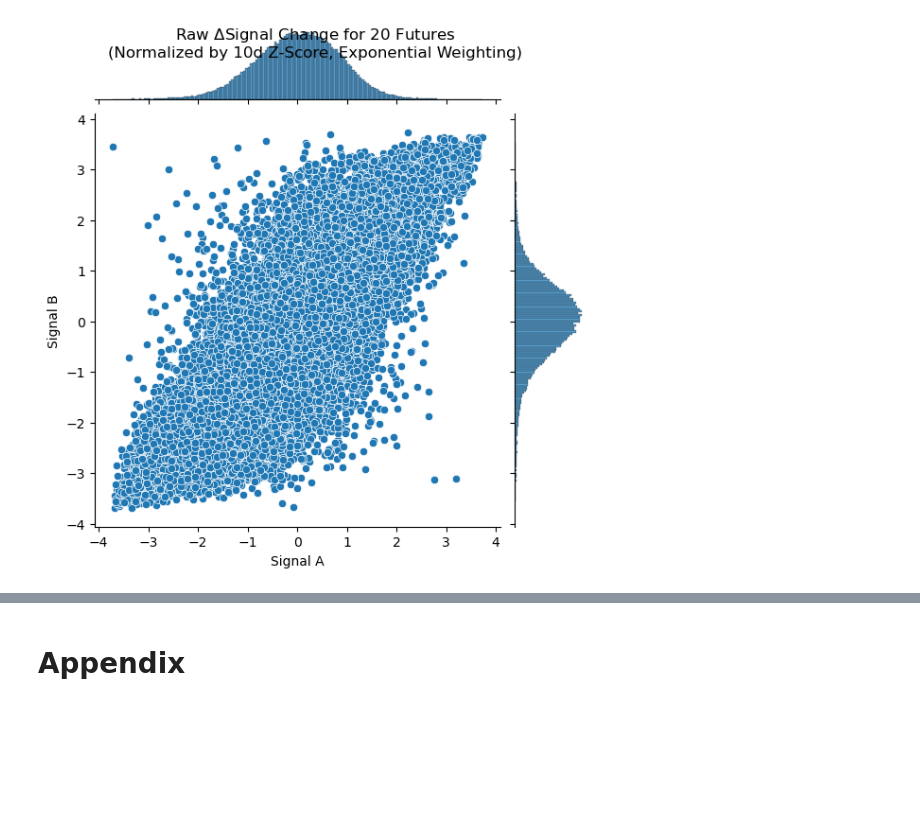
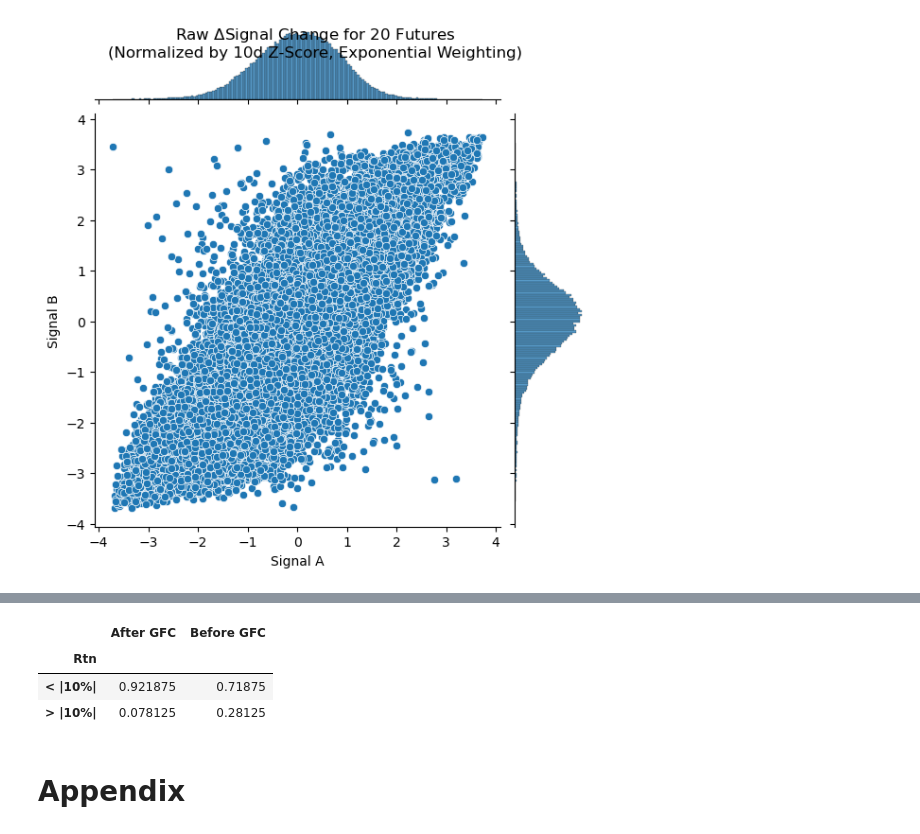
Before and after one commit to diegodalvarez/TrendSystem, a Jupyter notebook: Research/Blogs/Gresham.ipynb, the cells around one changed output, grey strips where cells are left out. Cells and saved outputs as stored; diff of their text form; code cells hidden in the pictures; blank space fills up the shorter version.

```diff
--- a/Research/Blogs/Gresham.ipynb
+++ b/Research/Blogs/Gresham.ipynb
@@ -529,3 +492,44 @@ KeyError: 'ticker'
+# %%
+def _get_quarterly_rtn(df: pd.DataFrame) -> pd.DataFrame:
+
+    df_out = (df
+        .assign(quarter = lambda x: pd.to_datetime(x.date).dt.to_period("Q"))
+        .sort_values("date")
+        .drop(columns = ["date"])
+        .groupby("quarter")
+        .apply(lambda x: (1 + x).prod() - 1))
+
+    return df_out
+
+(df_signal_sliced
+    [["ticker", "date", "vol_rtn"]]
+    .loc[lambda x: x.ticker == x.ticker.min()]
+    .groupby("ticker")
+    .apply(_get_quarterly_rtn)
+    .reset_index()
+    .assign(
+        year  = lambda x: x.quarter.dt.year,
+        group = lambda x: np.where(x.year <= 2008, "before_gfc", "after_gfc"),
+        rtn   = lambda x: np.where(np.abs(x.vol_rtn) > 0.1, "large_rtn", "small_rtn"))
+    .drop(columns = ["year", "ticker", "vol_rtn"])
+    .groupby(["rtn", "group"])
+    .agg("count")
+    .reset_index()
+    .rename(columns = {
+        "group": "",
+        "rtn"  : "Rtn"})
+    .replace({
+        "large_rtn" : "> |10%|",
+        "small_rtn" : "< |10%|",
+        "after_gfc" : "After GFC",
+        "before_gfc": "Before GFC"})
+    .pivot(index = "Rtn", columns = "", values = "quarter")
+    .apply(lambda x: x / x.sum()))
+# %% [output]
+|  | After GFC | Before GFC |
+| Rtn |  |  |
+| < |10%| | 0.921875 | 0.71875 |
+| > |10%| | 0.078125 | 0.28125 |
 # %% [markdown]
 # Appendix
 # %% [markdown]
```
Also changed, not shown: parts of 9 cells of this notebook.
